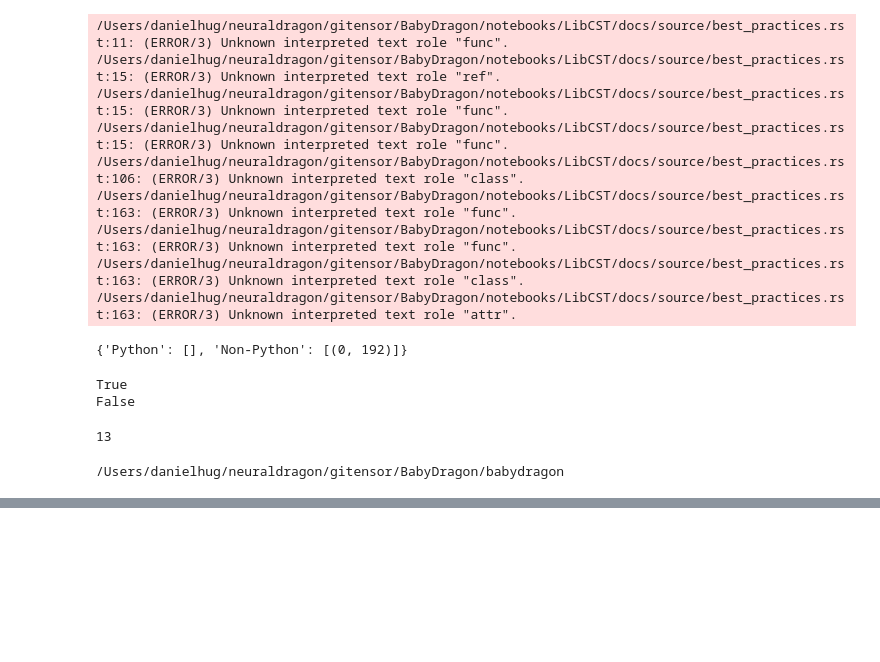
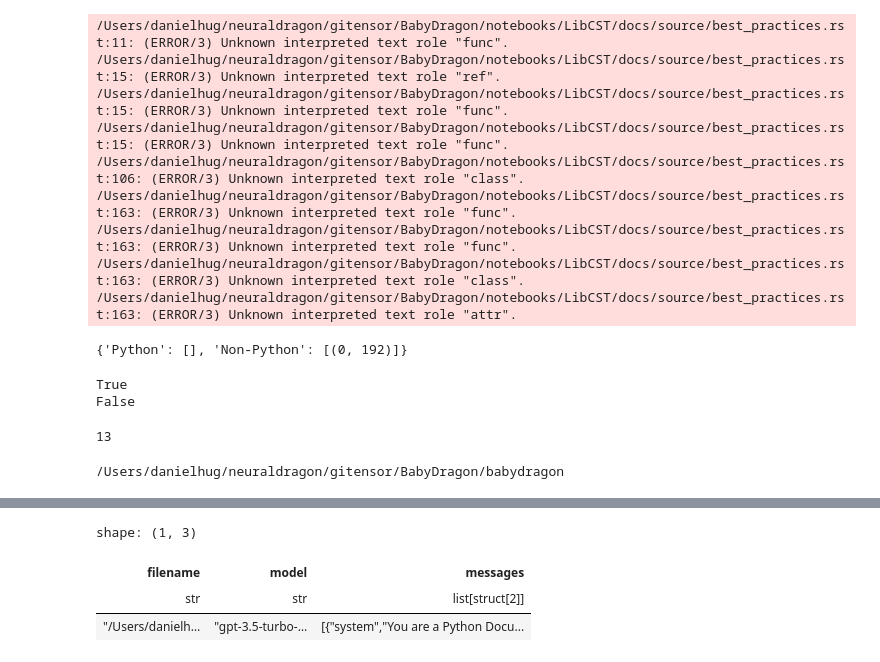
Before and after one commit to Neural-Dragon-AI/BabyDragon, a Jupyter notebook: notebooks/libcst_analysis.ipynb, the cells around one changed output, grey strips where cells are left out. Cells and saved outputs as stored; diff of their text form; code cells hidden in the pictures; blank space fills up the shorter version.

```diff
--- a/notebooks/libcst_analysis.ipynb
+++ b/notebooks/libcst_analysis.ipynb
@@ -226,0 +289,16 @@ AttributeError: type object 'CodeFrame' has no attribute 'from_documentation'
+# %%
+def prepare_input_df(df, messages_col, system_prompt):
+
+    df = df.select(messages_col).with_columns(pl.lit("gpt-3.5-turbo-16k-0613").alias("model"))
+
+    def create_content(value):
+        return ([{"role": "system", "content":system_prompt},
+                       {"role": "user", "content": f"{value}"}])
+
+    input_df = df.with_columns(df[messages_col].apply(create_content, return_dtype=pl.List).alias('messages')).drop(messages_col)
+
+    return(input_df)
+
+input_df = prepare_input_df(df=cf.df,
+                            messages_col='docs',
+                            system_prompt="You are a Python Documentation specialist. Split the documentation into logical sections defined by the code")
@@ -226,0 +324,7 @@ AttributeError: type object 'CodeFrame' has no attribute 'from_documentation'
+# %%
+input_df.head(1)
+# %% [output]
+shape: (1, 3)
+| filename | model | messages |
+| str | str | list[struct[2]] |
+| "/Users/danielh… | "gpt-3.5-turbo-… | [{"system","You are a Python Docu... |
```
Also changed, not shown: parts of 8 cells of this notebook.
